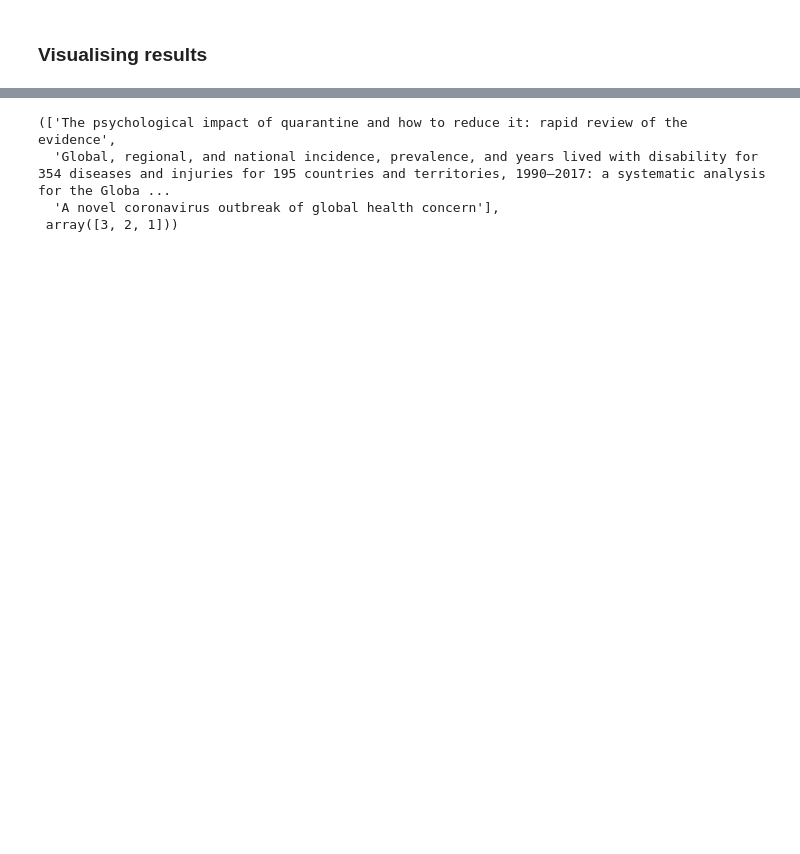
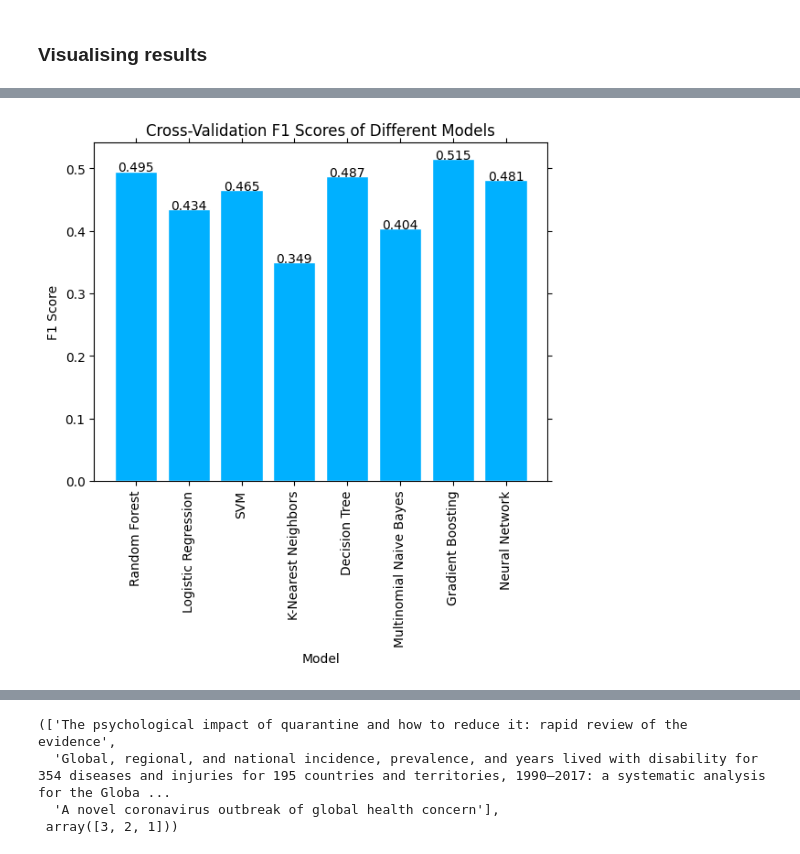
Before and after one commit to christopherfkk/practical-data-science-tutorial, a Jupyter notebook: models/NLPBasicModelComparison.ipynb, the cells around one changed output, grey strips where cells are left out. Saved outputs shown, nothing was run; the diff lists cells and outputs as text; code cells hidden in the pictures; blank space fills up the shorter version.

Commit message:
plots for grid search

```diff
--- a/models/NLPBasicModelComparison.ipynb
+++ b/models/NLPBasicModelComparison.ipynb
@@ -383 +462,23 @@ The best model is: Decision Tree
+# %%
+# Extracting model names and scores
+model_names = list(best_scores.keys())
+scores = list(best_scores.values())
+
+# Creating a bar plot
+plt.bar(model_names, scores)
+plt.xticks(rotation=90)
+
+# Adding labels and title
+plt.xlabel('Model')
+plt.ylabel('F1 Score')
+plt.title('Cross-Validation F1 Scores of Different Models')
+
+# Label bars with values
+for i in range(len(model_names)):
+    plt.text(i, round(scores[i], 3), round(scores[i], 3), ha = 'center')
+
+# Display the plot
+plt.show()
+# %% [output]
+[figure, added]
 # %%
```
Also changed, not shown: parts of 7 cells of this notebook.
